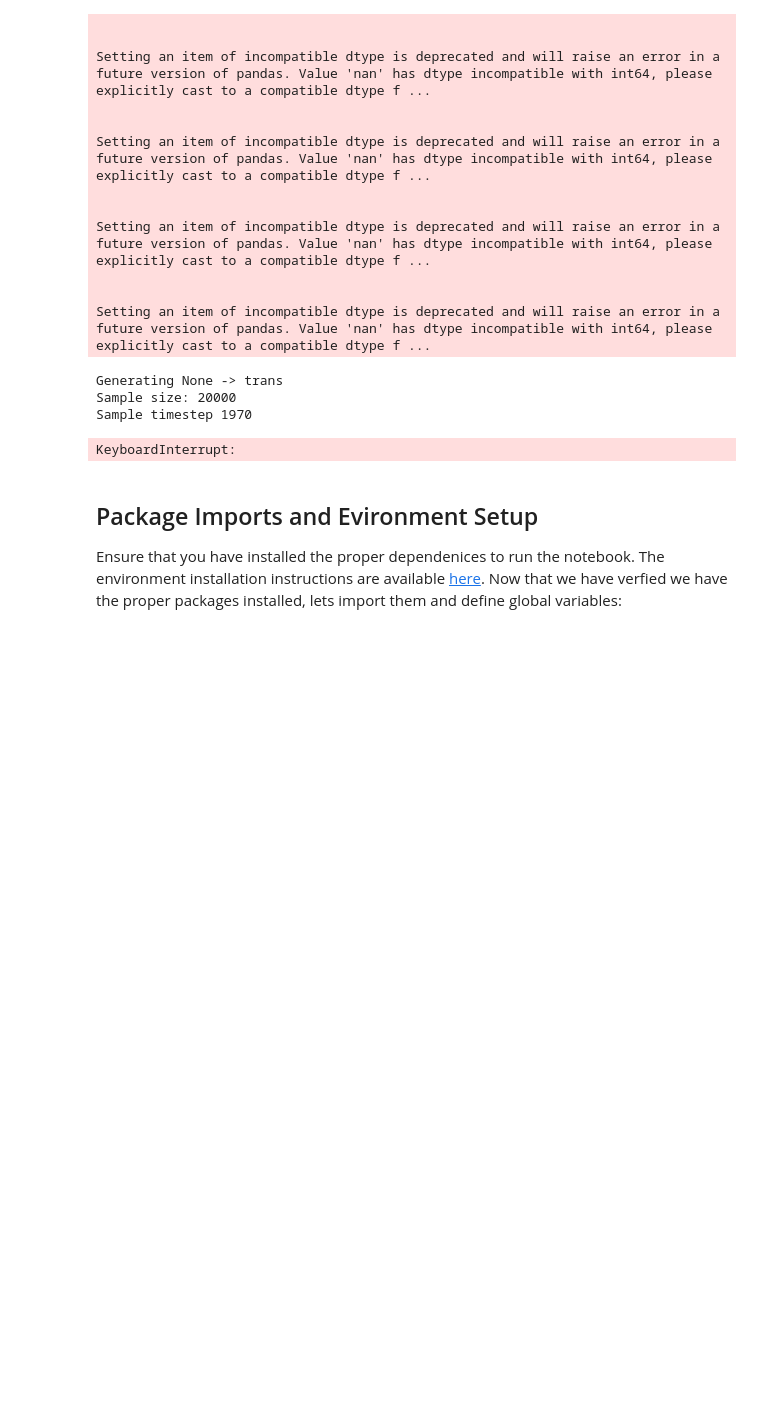
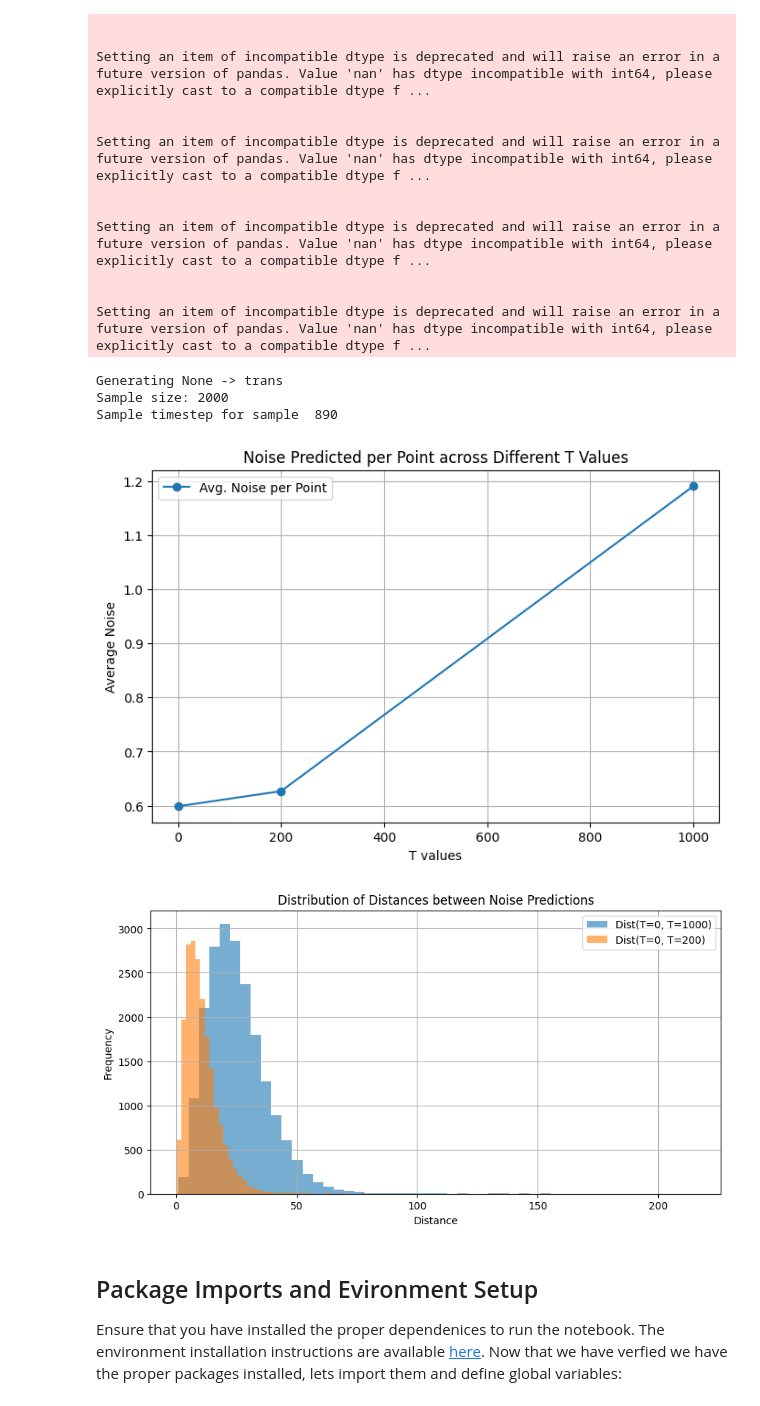
Before and after one commit to Filienko/MIDSTModels, a Jupyter notebook: starter_kits/whitebox_single_table.ipynb, the cells around one changed output. Saved outputs shown, nothing was run; the diff lists cells and outputs as text; code cells hidden in the pictures; blank space fills up the shorter version.

```diff
--- a/starter_kits/whitebox_single_table.ipynb
+++ b/starter_kits/whitebox_single_table.ipynb
@@ -123,10 +123,49 @@ cleaned_tables, synthesizing_time_spent, matching_time_spent = clava_synthesizin
     model,
     configs,
     # sample_scale=1 if "debug" not in configs else configs["debug"]["sample_scale"],
-    sample_scale=1 if "debug" not in configs else configs["debug"]["sample_scale"],
+    sample_scale=0.1,
 )
 # %% [output]
 Generating None -> trans
-Sample size: 20000
-Sample timestep 1970
+Sample size: 2000
+Sample timestep for sample  890
-KeyboardInterrupt:
+# %%
+import torch
+saved_outputs = torch.load("saved_outputs_0_200.pth")
+# %%
+import matplotlib.pyplot as plt
+
+# Sample distance function
+def distance(x0, x1, lp=2):
+    return ((x0 - x1).abs()**lp).flatten(1).sum(dim=-1)
+
+
+# Graph A: Amount of noise predicted per point at different values of T
+x_values = sorted(saved_outputs.keys())
+y_values = [saved_outputs[t].abs().mean(dim=1).mean().item() for t in x_values]
+
+plt.figure(figsize=(8, 5))
+plt.plot(x_values, y_values, marker='o', linestyle='-', label='Avg. Noise per Point')
+plt.xlabel("T values")
+plt.ylabel("Average Noise")
+plt.title("Noise Predicted per Point across Different T Values")
+plt.legend()
+plt.grid()
+plt.show()
+
+# Graph B: Distance between T=0 & T=1000 and T=0 & T=200
+dist_0_1000 = distance(saved_outputs[0], saved_outputs[1000])
+dist_0_200 = distance(saved_outputs[0], saved_outputs[200])
+
+plt.figure(figsize=(10, 5))
+plt.hist(dist_0_1000.numpy(), bins=50, alpha=0.6, label='Dist(T=0, T=1000)')
+plt.hist(dist_0_200.numpy(), bins=50, alpha=0.6, label='Dist(T=0, T=200)')
+plt.xlabel("Distance")
+plt.ylabel("Frequency")
+plt.title("Distribution of Distances between Noise Predictions")
+plt.legend()
+plt.grid()
+plt.show()
+# %% [output]
+[figure, added]
+[figure, added]
```
Also changed, not shown: parts of 4 cells of this notebook, 2 other files.
